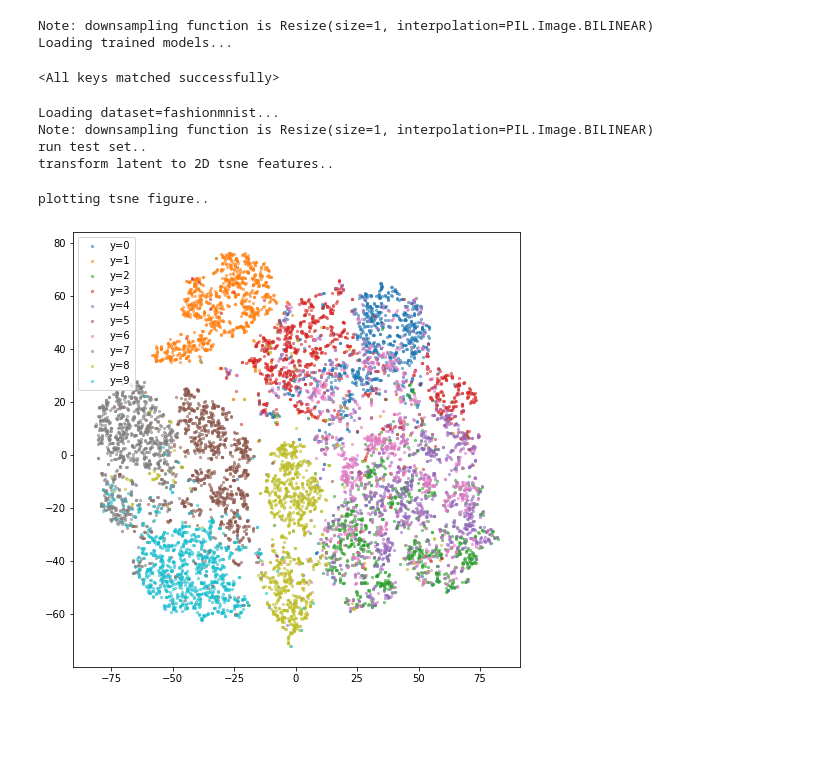
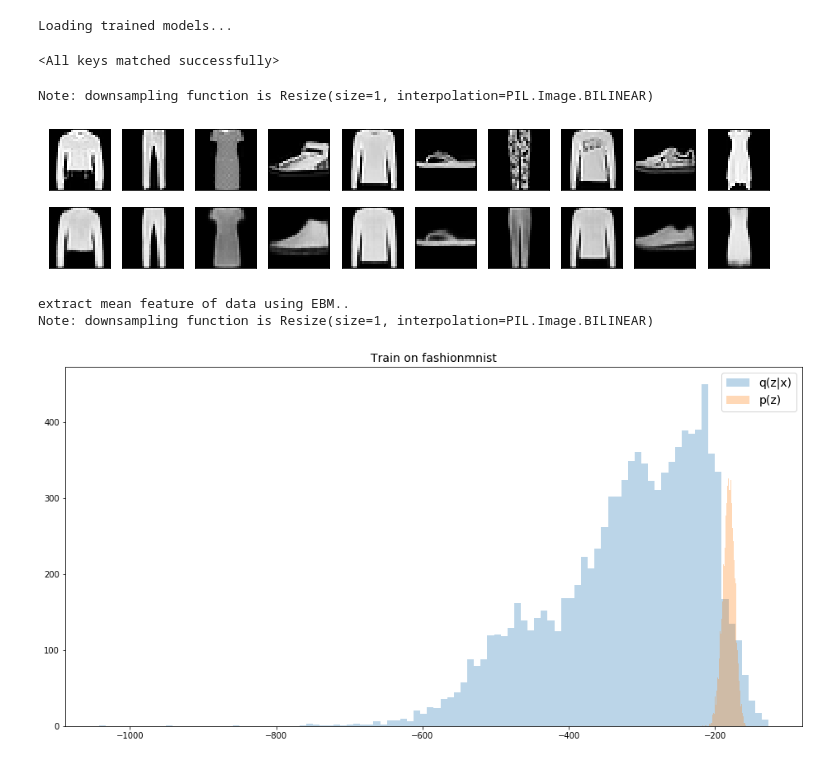
Before and after one commit to hao-w/cebm, a Jupyter notebook: sebm/notebooks/testing-vae.ipynb, the cells around one changed output. Saved outputs shown, nothing was run; the diff lists cells and outputs as text; code cells hidden in the pictures; blank space fills up the shorter version.

Commit message:
added evaluators for cebm and vae

```diff
--- a/sebm/notebooks/testing-vae.ipynb
+++ b/sebm/notebooks/testing-vae.ipynb
@@ -4,7 +4,6 @@ import torch
 from sebm.models import Encoder, Decoder
 from torchvision import datasets, transforms
 from sebm.data import load_data
-
 dataset =  'fashionmnist' # 'svhn' # 'cifar10' # 'mnist' #  'flowers102' #
 if dataset == 'mnist' or dataset == 'fashionmnist':
     input_channels, im_height, im_width = 1, 28, 28
@@ -12,7 +11,7 @@ else:
     input_channels, im_height, im_width = 3, 32, 32
 device = torch.device('cuda:1')
 arch =  'simplenet2' # 'wresnet' # 'simplenet'
-lr = 1e-3
+lr = 1e-4
 seed = 1
 latent_dim = 128
 activation = 'ReLU'
@@ -20,8 +19,6 @@ reparameterized = True
 heldout_class = -1
 load_version = 'vae-out=%s-d=%s-seed=%s-lr=%s-zd=%s-act=%s-arch=%s' % (heldout_class, dataset, seed, lr, latent_dim, activation, arch)
 data_dir = '/home/hao/Research/sebm_data/'
-batch_size = 10
-test_data, _ = load_data(dataset, data_dir, batch_size, train=False, normalize=False)
 if arch == 'simplenet2':
     enc = Encoder(arch=arch,
                   reparameterized=reparameterized,
@@ -55,6 +52,5 @@ print('Loading trained models...')
 enc.load_state_dict(torch.load('../weights/cp-%s' % load_version)['enc_state_dict'])
 dec.load_state_dict(torch.load('../weights/cp-%s' % load_version)['dec_state_dict'])
 # %% [output]
-Note: downsampling function is Resize(size=1, interpolation=PIL.Image.BILINEAR)
 Loading trained models...
 <All keys matched successfully>
@@ -70,22 +56,0 @@ from sebm.eval import plot_samples_vae, compress_tsne_vae, plot_tsne
-# %%
-data_dir = '/home/hao/Research/sebm_data/'
-zs2, ys = compress_tsne_vae(dataset, data_dir, enc, device)
-# %% [output]
-Loading dataset=fashionmnist...
-Note: downsampling function is Resize(size=1, interpolation=PIL.Image.BILINEAR)
-run test set..
-transform latent to 2D tsne features..
-# %%
-plot_tsne(10, zs2, ys, 'vae_%s' % dataset)
-# %% [output]
-plotting tsne figure..
-[figure, removed]
-# %%
-from sebm.eval import ll_hist_vae
-data_dir = '/home/hao/Research/sebm_data/'
-dataset = 'mnist'
-sample_size = 1
-LLs_mnist = ll_hist_vae(dataset, data_dir, enc, dec, device, sample_size)
-
-dataset = 'fashionmnist'
-LLs_fashionmnist = ll_hist_vae(dataset, data_dir, enc, dec, device, sample_size)
@@ -96,0 +57,15 @@ plt.legend()
+# %%
+from sebm.eval import Evaluator_VAE
+evaluator = Evaluator_VAE(enc, dec, device, dataset, data_dir)
+# %%
+images, recons = evaluator.test_one_batch(batch_size=10)
+evaluator.plot_samples(images, recons)
+# %% [output]
+Note: downsampling function is Resize(size=1, interpolation=PIL.Image.BILINEAR)
+[figure, added]
+# %%
+evaluator.plot_post_under_prior(train=False, save_name='vae_%s' % dataset)
+# %% [output]
+extract mean feature of data using EBM..
+Note: downsampling function is Resize(size=1, interpolation=PIL.Image.BILINEAR)
+[figure, added]
```
Also changed, not shown: parts of 3 cells of this notebook, 8 other files.
